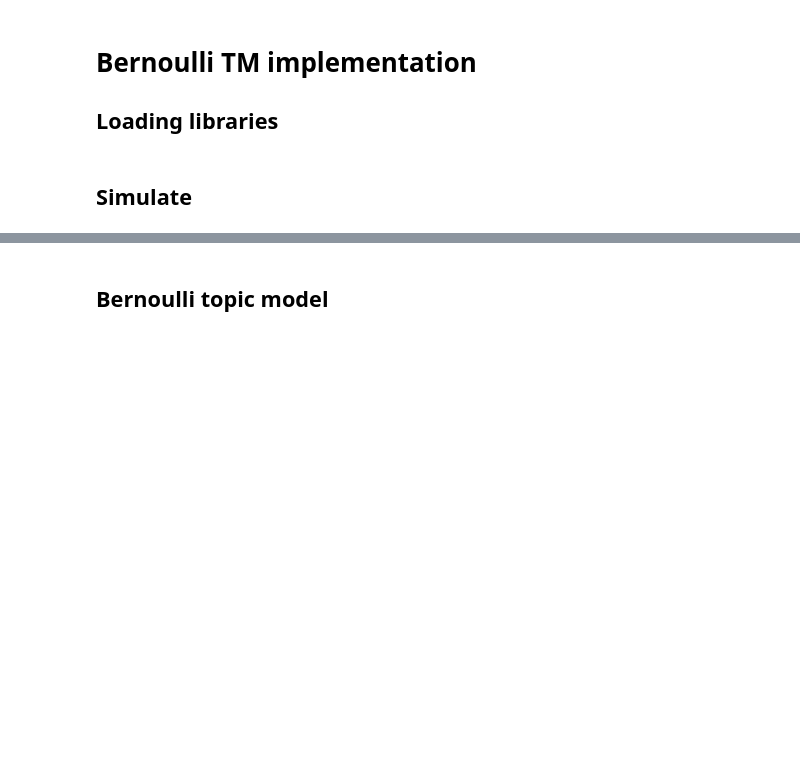
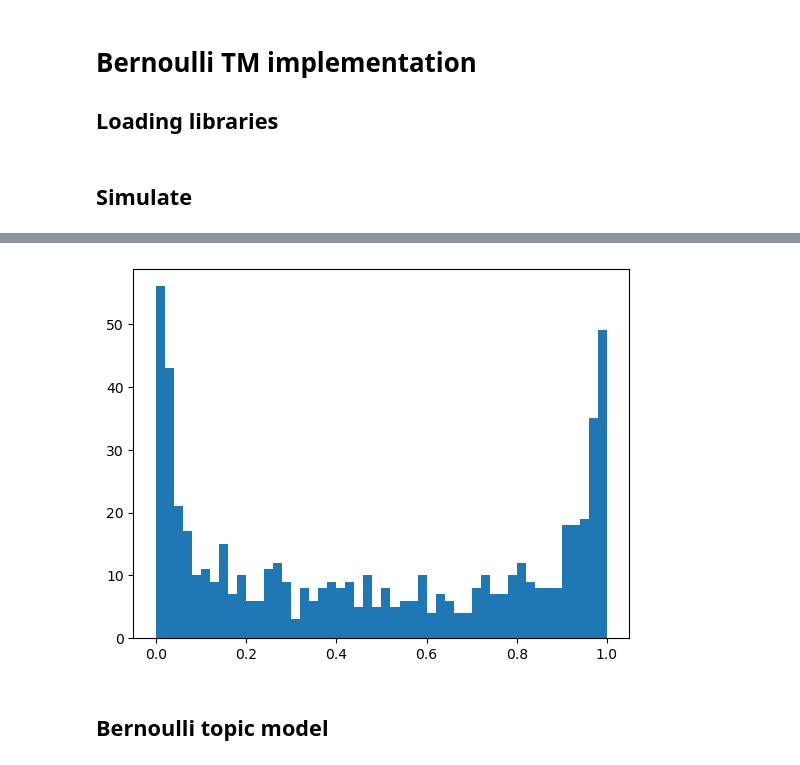
Before and after one commit to andreaskapou/stm, a Jupyter notebook: code/r_tm_bern.ipynb, the cells around one changed output, grey strips where cells are left out. Saved outputs shown, nothing was run; the diff lists cells and outputs as text; code cells hidden in the pictures; blank space fills up the shorter version.

```diff
--- a/code/r_tm_bern.ipynb
+++ b/code/r_tm_bern.ipynb
@@ -65,3 +94,8 @@ plt.show()
+# %%
+plt.hist(phi[:, 0], bins=50)
+plt.show()
+# %% [output]
+[figure, added]
 # %%
 #pyro.set_rng_seed(123)
 #trace = pyro.poutine.trace(tm_bern_model).get_trace()
```
Also changed, not shown: parts of 15 cells of this notebook, 1 other file.
